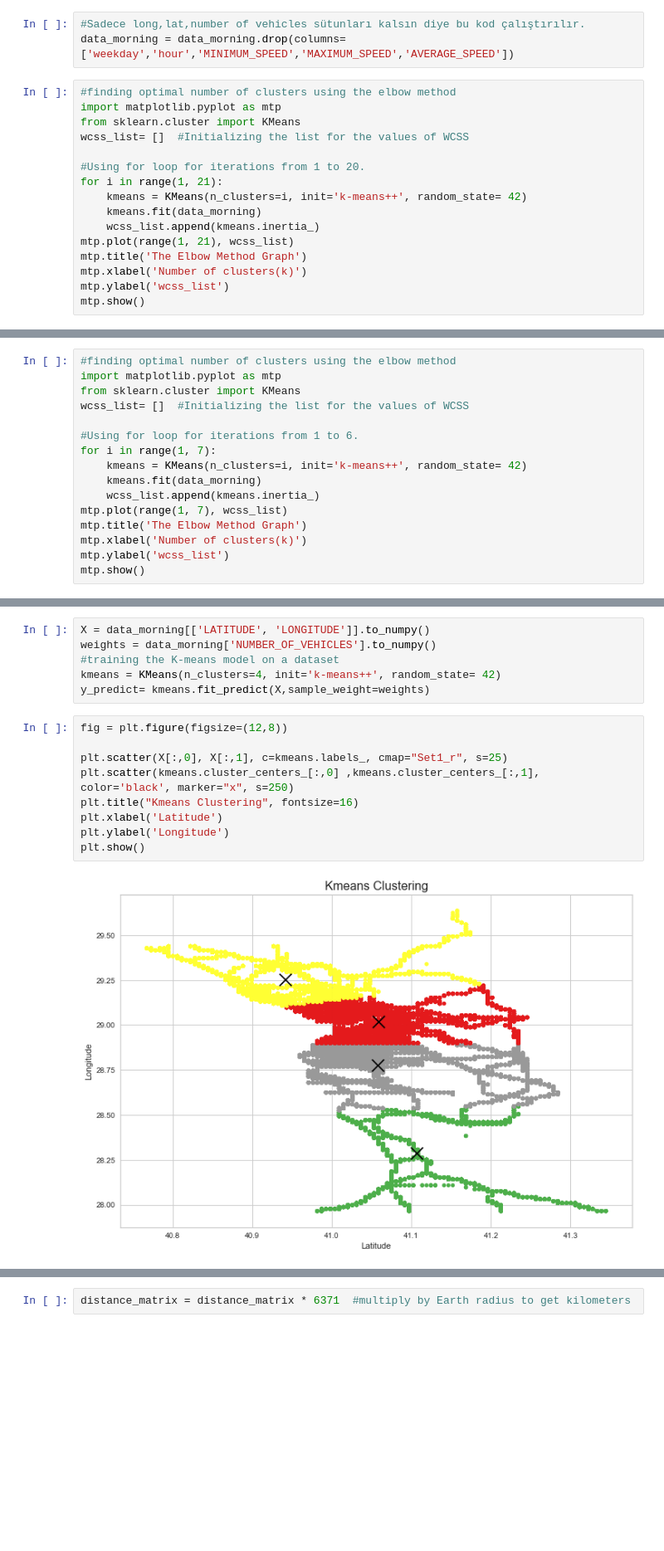
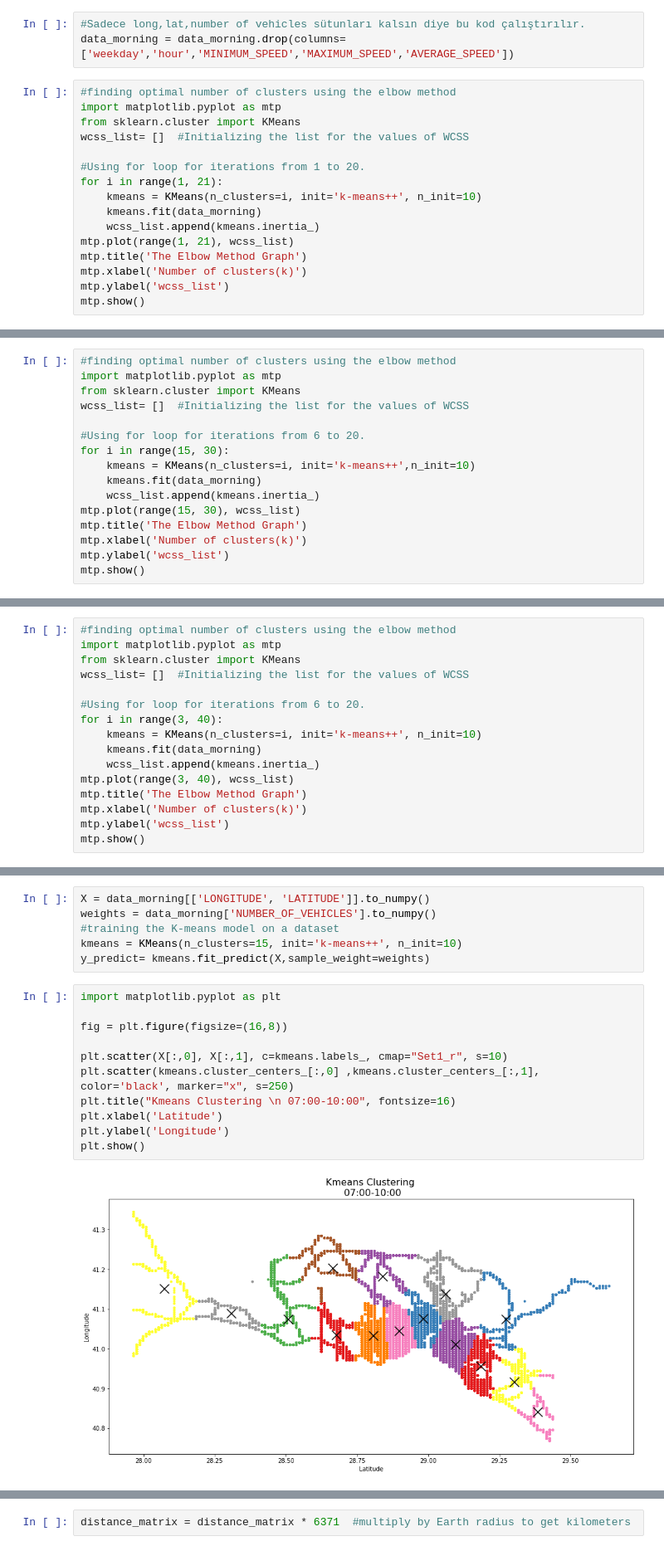
Before and after one commit to emre-isik/IBBTraffic-1, a Jupyter notebook: Traffic_in_Istanbul.ipynb, the cells around one changed output, grey strips where cells are left out. Shown at 83% size. Cells and saved outputs as stored; diff of their text form; blank space fills up the shorter version.

Commit message:
Sabah verisi haritada görselleştirildi (density_morning_colormap). Kümeleme sonucu görselleştirildi.

```diff
--- a/Traffic_in_Istanbul.ipynb
+++ b/Traffic_in_Istanbul.ipynb
@@ -275,7 +276,7 @@ wcss_list= []  #Initializing the list for the values of WCSS
 
 #Using for loop for iterations from 1 to 20.
 for i in range(1, 21):
-    kmeans = KMeans(n_clusters=i, init='k-means++', random_state= 42)
+    kmeans = KMeans(n_clusters=i, init='k-means++', n_init=10)
     kmeans.fit(data_morning)
     wcss_list.append(kmeans.inertia_)
 mtp.plot(range(1, 21), wcss_list)
@@ -291,12 +292,12 @@ import matplotlib.pyplot as mtp
 from sklearn.cluster import KMeans
 wcss_list= []  #Initializing the list for the values of WCSS
 
-#Using for loop for iterations from 1 to 6.
-for i in range(1, 7):
-    kmeans = KMeans(n_clusters=i, init='k-means++', random_state= 42)
+#Using for loop for iterations from 6 to 20.
+for i in range(15, 30):
+    kmeans = KMeans(n_clusters=i, init='k-means++',n_init=10)
     kmeans.fit(data_morning)
     wcss_list.append(kmeans.inertia_)
-mtp.plot(range(1, 7), wcss_list)
+mtp.plot(range(15, 30), wcss_list)
 mtp.title('The Elbow Method Graph')
 mtp.xlabel('Number of clusters(k)')
 mtp.ylabel('wcss_list')
@@ -305,0 +307,16 @@ mtp.show()
+# %%
+#finding optimal number of clusters using the elbow method
+import matplotlib.pyplot as mtp
+from sklearn.cluster import KMeans
+wcss_list= []  #Initializing the list for the values of WCSS
+
+#Using for loop for iterations from 6 to 20.
+for i in range(3, 40):
+    kmeans = KMeans(n_clusters=i, init='k-means++', n_init=10)
+    kmeans.fit(data_morning)
+    wcss_list.append(kmeans.inertia_)
+mtp.plot(range(3, 40), wcss_list)
+mtp.title('The Elbow Method Graph')
+mtp.xlabel('Number of clusters(k)')
+mtp.ylabel('wcss_list')
+mtp.show()
@@ -306,20 +325,22 @@ mtp.show()
 # %%
-X = data_morning[['LATITUDE', 'LONGITUDE']].to_numpy()
+X = data_morning[['LONGITUDE', 'LATITUDE']].to_numpy()
 weights = data_morning['NUMBER_OF_VEHICLES'].to_numpy()
 #training the K-means model on a dataset
-kmeans = KMeans(n_clusters=4, init='k-means++', random_state= 42)
+kmeans = KMeans(n_clusters=15, init='k-means++', n_init=10)
 y_predict= kmeans.fit_predict(X,sample_weight=weights)
 # %%
-fig = plt.figure(figsize=(12,8))
+import matplotlib.pyplot as plt
 
-plt.scatter(X[:,0], X[:,1], c=kmeans.labels_, cmap="Set1_r", s=25)
+fig = plt.figure(figsize=(16,8))
+
+plt.scatter(X[:,0], X[:,1], c=kmeans.labels_, cmap="Set1_r", s=10)
 plt.scatter(kmeans.cluster_centers_[:,0] ,kmeans.cluster_centers_[:,1], color='black', marker="x", s=250)
-plt.title("Kmeans Clustering", fontsize=16)
+plt.title("Kmeans Clustering \n 07:00-10:00", fontsize=16)
 plt.xlabel('Latitude')
 plt.ylabel('Longitude')
 plt.show()
 # %% [output]
-[figure, old version]
+[figure, new version]
 # %%
 #Folium kütüphanesi ile haritalara belli bir koordinat verirsek mesela İstanbul haritasına ulaşabileceğiz.
 !pip install folium
```
Also changed, not shown: parts of 7 cells of this notebook, 1 other file.
